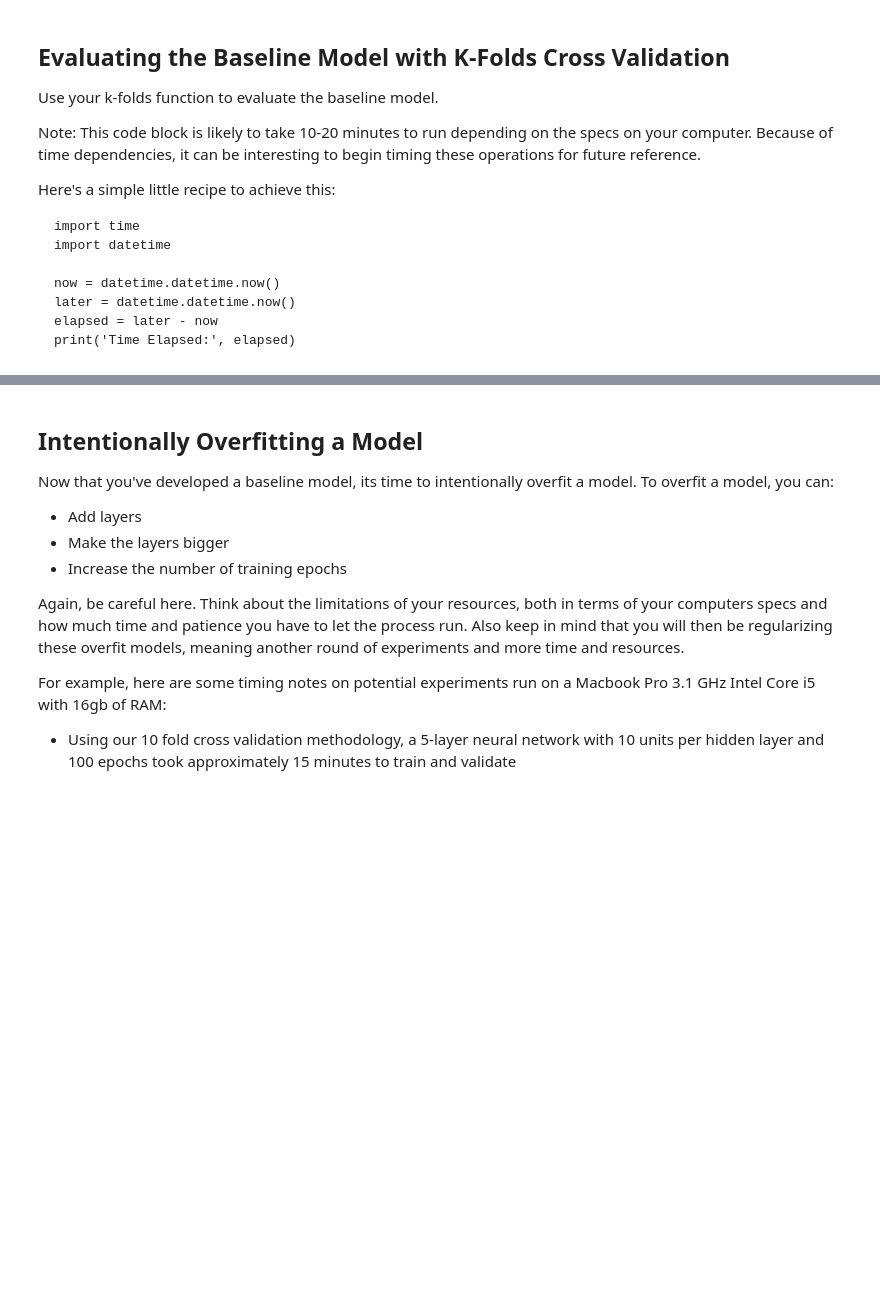
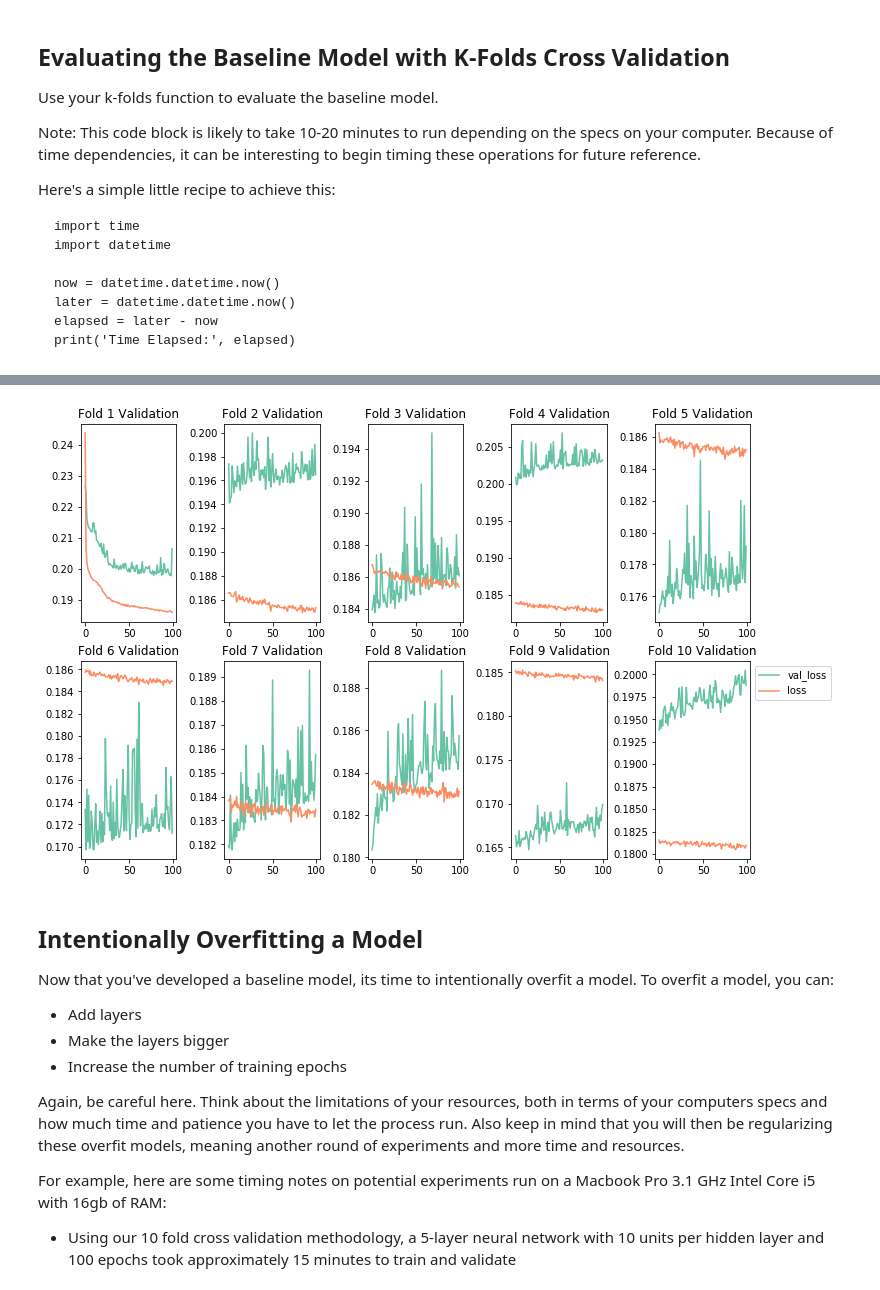
Before and after one commit to learn-co-students/dsc-04-42-06-tuning-and-optimizing-neural-networks-lab-online-ds-sp-000, a Jupyter notebook: index.ipynb, the cells around one changed output, grey strips where cells are left out. Cells and saved outputs as stored; diff of their text form; code cells hidden in the pictures; blank space fills up the shorter version.

```diff
--- a/index.ipynb
+++ b/index.ipynb
@@ -116,6 +116,9 @@ X.head()
 | 3 | -0.156841 | 0 | 0 | 0 | 0 | 1 | -0.027675 | 0 | ... |
 | 4 | -1.100754 | 0 | 0 | 0 | 0 | 1 | -1.007705 | 0 | ... |
 5 rows × 23 columns
+# %%
+Y = data['total_pymnt']
+Y = (Y - np.mean(Y)) / np.std(Y)
 # %% [markdown]
 ## Generating a Hold Out Test Set
 
@@ -124,0 +126,8 @@ While we will be using K-fold cross validation to select an optimal model, we st
+# %%
+from sklearn.model_selection import train_test_split
+
+X_train, X_test, y_train, y_test = train_test_split(X, Y,
+                                                    test_size=.1,
+                                                    random_state=123)
+
+print(X_train.shape, X_test.shape, y_train.shape, y_test.shape)
@@ -142,0 +193,10 @@ Build an initial sequential model with 2 hidden relu layers. The first should ha
+# %%
+from keras.models import Sequential
+from keras.layers import Dense
+
+np.random.seed(123)
+model = Sequential([Dense(7, input_shape=(23, ), activation='relu'),
+                    Dense(10, activation='relu'),
+                    Dense(1, activation='linear')])
+
+model.compile(optimizer='sgd', loss='mse', metrics=['mse'])
@@ -162,0 +226,12 @@ print('Time Elapsed:', elapsed)
+# %%
+import time
+import datetime
+
+now = datetime.datetime.now()
+
+k_folds(X_train, y_train, model)
+
+later = datetime.datetime.now()
+elapsed = later - now
+print('Time Elapsed:', elapsed)
+# %% [output]
@@ -163,3 +254,4 @@ print('Time Elapsed:', elapsed)
+[figure, added]
 # %% [markdown]
 ## Intentionally Overfitting a Model
 
```
Also changed, not shown: parts of 23 cells of this notebook.
